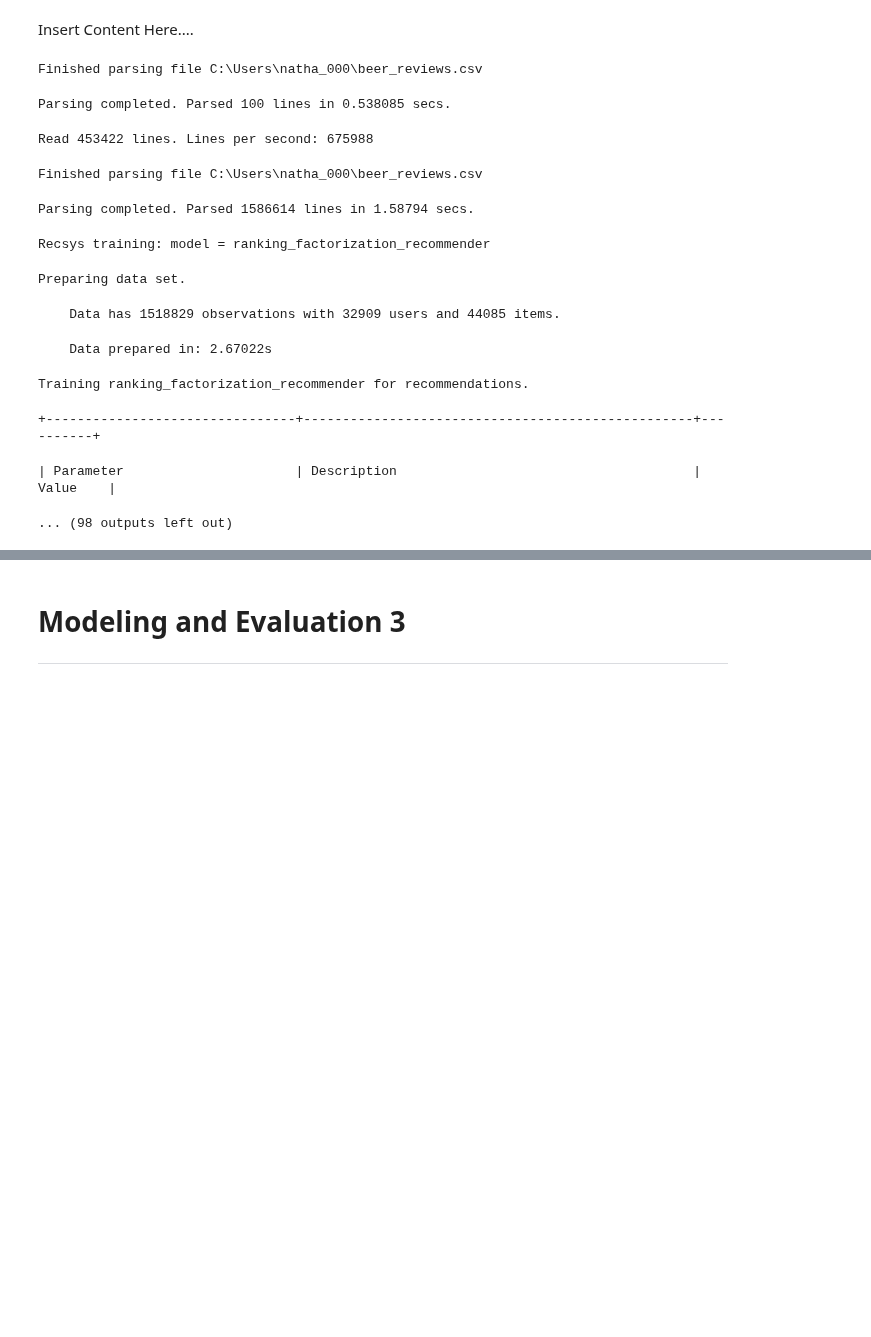
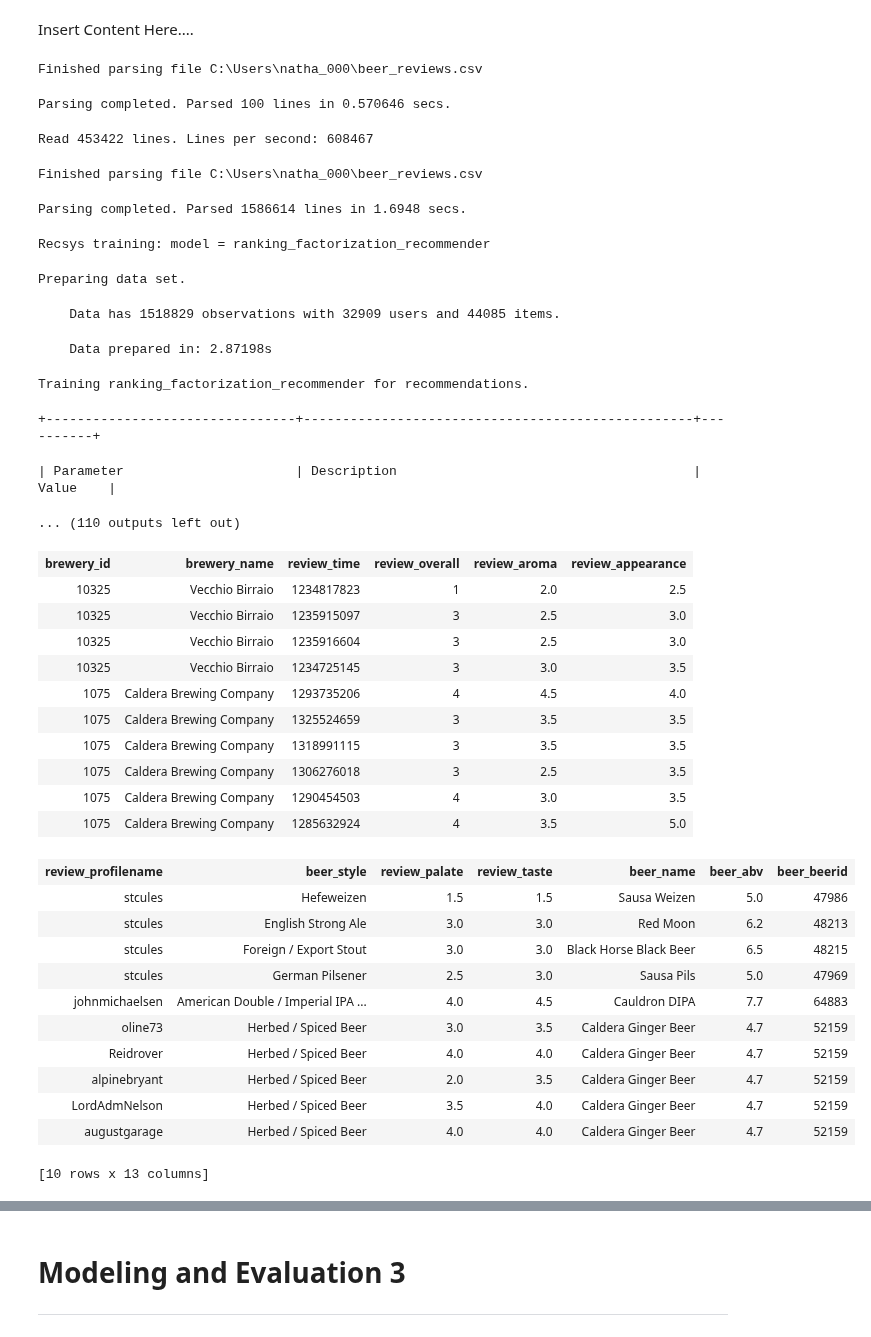
Before and after one commit to wkerneck/DataMiningClass, a Jupyter notebook: 7331_Data_MiningProject_3_CC.ipynb, the cells around one changed output, grey strips where cells are left out. Drawn from its saved outputs; the diff is of its cells as text; code cells hidden in the pictures; blank space fills up the shorter version.

```diff
--- a/7331_Data_MiningProject_3_CC.ipynb
+++ b/7331_Data_MiningProject_3_CC.ipynb
@@ -561,7 +563,10 @@ yh.predict("PydataBeerRec", 1, {"beer": "Coors Light", "weights": [2, 1, 0, 0]})
 Insert Content Here....
 # %%
 # This is a well known graphlab example that builds a recommendation system in 5 lines of code
-
+def warn(*args, **kwargs):
+    pass
+import warnings
+warnings.warn = warn
 import graphlab as gl
 
 data = gl.SFrame.read_csv("beer_reviews.csv",
@@ -574,15 +579,41 @@ model.save("my_model")
 results.head() # the recommendation output
 # %% [output]
 Finished parsing file C:\Users\natha_000\beer_reviews.csv
-Parsing completed. Parsed 100 lines in 0.538085 secs.
+Parsing completed. Parsed 100 lines in 0.570646 secs.
-Read 453422 lines. Lines per second: 675988
+Read 453422 lines. Lines per second: 608467
 Finished parsing file C:\Users\natha_000\beer_reviews.csv
-Parsing completed. Parsed 1586614 lines in 1.58794 secs.
+Parsing completed. Parsed 1586614 lines in 1.6948 secs.
 Recsys training: model = ranking_factorization_recommender
 Preparing data set.
     Data has 1518829 observations with 32909 users and 44085 items.
-    Data prepared in: 2.67022s
+    Data prepared in: 2.87198s
 Training ranking_factorization_recommender for recommendations.
 +--------------------------------+--------------------------------------------------+----------+
 | Parameter                      | Description                                      | Value    |
-... (98 outputs left out)
+... (110 outputs left out)
+# %%
+data.head()
+# %% [output]
+| brewery_id | brewery_name | review_time | review_overall | review_aroma | review_appearance |
+| 10325 | Vecchio Birraio | 1234817823 | 1 | 2.0 | 2.5 |
+| 10325 | Vecchio Birraio | 1235915097 | 3 | 2.5 | 3.0 |
+| 10325 | Vecchio Birraio | 1235916604 | 3 | 2.5 | 3.0 |
+| 10325 | Vecchio Birraio | 1234725145 | 3 | 3.0 | 3.5 |
+| 1075 | Caldera Brewing Company | 1293735206 | 4 | 4.5 | 4.0 |
+| 1075 | Caldera Brewing Company | 1325524659 | 3 | 3.5 | 3.5 |
+| 1075 | Caldera Brewing Company | 1318991115 | 3 | 3.5 | 3.5 |
+| 1075 | Caldera Brewing Company | 1306276018 | 3 | 2.5 | 3.5 |
+| 1075 | Caldera Brewing Company | 1290454503 | 4 | 3.0 | 3.5 |
+| 1075 | Caldera Brewing Company | 1285632924 | 4 | 3.5 | 5.0 |
+| review_profilename | beer_style | review_palate | review_taste | beer_name | beer_abv | beer_beerid |
+| stcules | Hefeweizen | 1.5 | 1.5 | Sausa Weizen | 5.0 | 47986 |
+| stcules | English Strong Ale | 3.0 | 3.0 | Red Moon | 6.2 | 48213 |
+| stcules | Foreign / Export Stout | 3.0 | 3.0 | Black Horse Black Beer | 6.5 | 48215 |
+| stcules | German Pilsener | 2.5 | 3.0 | Sausa Pils | 5.0 | 47969 |
+| johnmichaelsen | American Double / Imperial IPA ... | 4.0 | 4.5 | Cauldron DIPA | 7.7 | 64883 |
+| oline73 | Herbed / Spiced Beer | 3.0 | 3.5 | Caldera Ginger Beer | 4.7 | 52159 |
+| Reidrover | Herbed / Spiced Beer | 4.0 | 4.0 | Caldera Ginger Beer | 4.7 | 52159 |
+| alpinebryant | Herbed / Spiced Beer | 2.0 | 3.5 | Caldera Ginger Beer | 4.7 | 52159 |
+| LordAdmNelson | Herbed / Spiced Beer | 3.5 | 4.0 | Caldera Ginger Beer | 4.7 | 52159 |
+| augustgarage | Herbed / Spiced Beer | 4.0 | 4.0 | Caldera Ginger Beer | 4.7 | 52159 |
+[10 rows x 13 columns]
```
Also changed, not shown: parts of 27 cells of this notebook.
